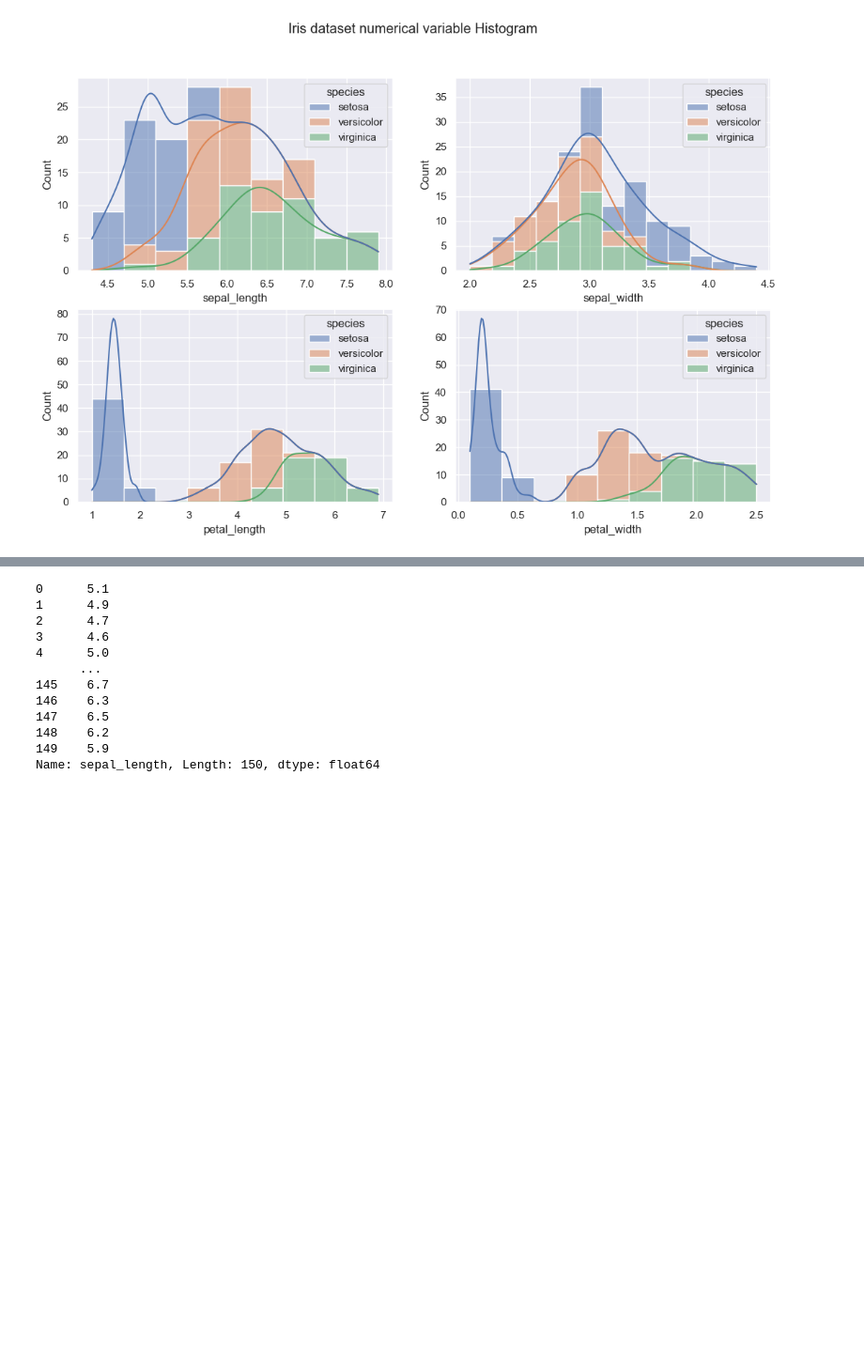
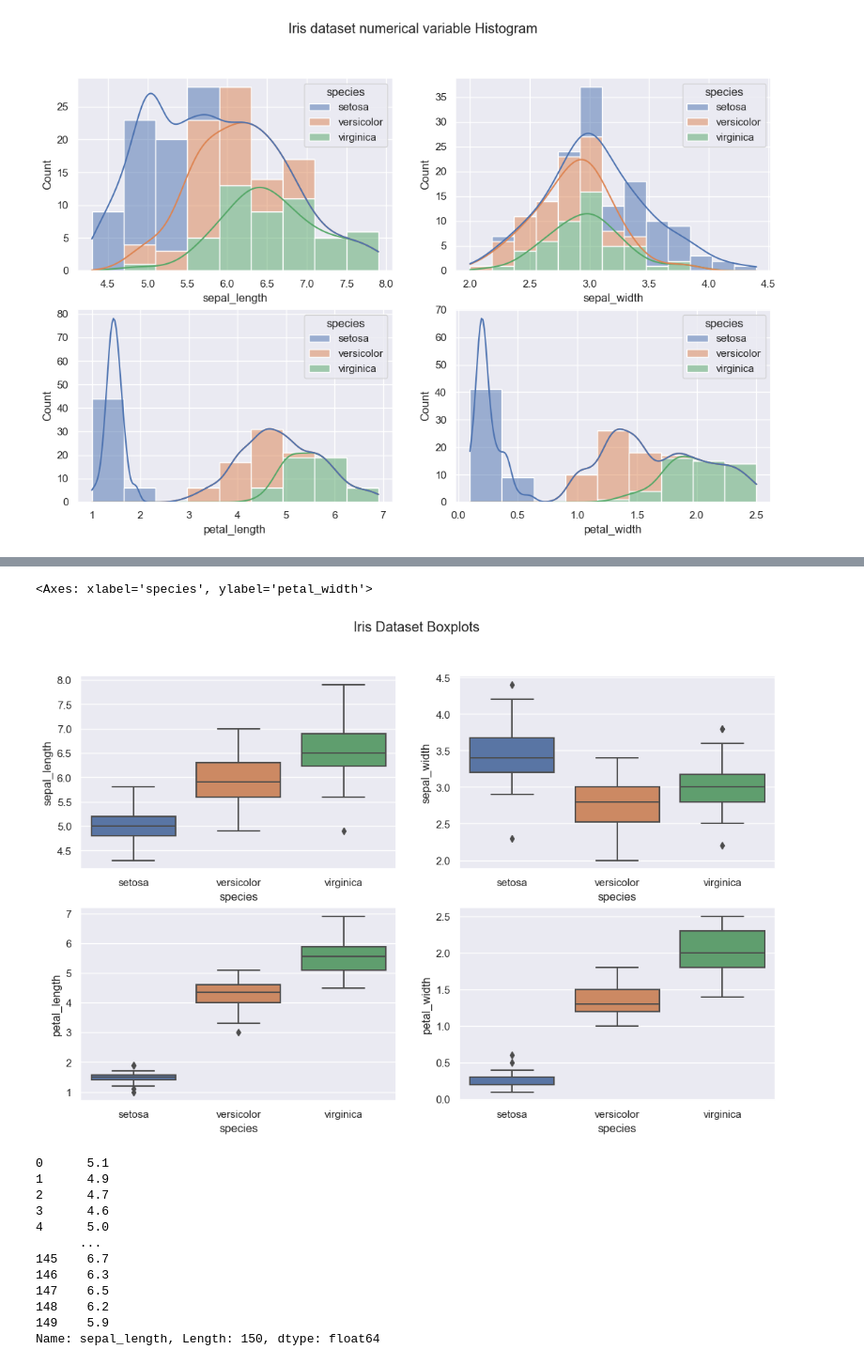
Before and after one commit to Gtalen/pands-project, a Jupyter notebook: iris.ipynb, the cells around one changed output, grey strips where cells are left out. Shown: that part at 94% size. Drawn from its saved outputs; the diff is of its cells as text; code cells hidden in the pictures; blank space fills up the shorter version.

```diff
--- a/iris.ipynb
+++ b/iris.ipynb
@@ -138,0 +180,4 @@ sns.histplot(data=iris, x='petal_width', hue='species', multiple='stack',kde=Tru
+# %%
+# Creating a copy of the dataset before cleaning up the data
+iris = iris_data.copy()
+iris
@@ -139,3 +464,23 @@ sns.histplot(data=iris, x='petal_width', hue='species', multiple='stack',kde=Tru
+# %%
+# Boxplot
+fig, ax = plt.subplots(2, 2, figsize = (13, 8))
+fig.suptitle ('Iris Dataset numerical variable Boxplots')
+
+#creating chart for each subplot
+#plot 1: row 1, column 1
+sns.boxplot(data=iris, x='species', y='sepal_length', ax = ax [0, 0])
+
+#plot 2: row 1, column 2
+sns.boxplot(data=iris, x='species', y='sepal_width', ax = ax [0, 1])
+
+#plot 3: row 2, column 1
+sns.boxplot(data=iris, x='species', y='petal_length', ax = ax [1, 0])
+
+#plot 4: row 2, column 2
+sns.boxplot(data=iris, x='species', y='petal_width', ax = ax [1, 1])
+# %% [output]
+<Axes: xlabel='species', ylabel='petal_width'>
+[figure, added]
 # %%
 slen = iris['sepal_length']
 print (slen)
```
Also changed, not shown: parts of 50 cells of this notebook, 3 other files.
